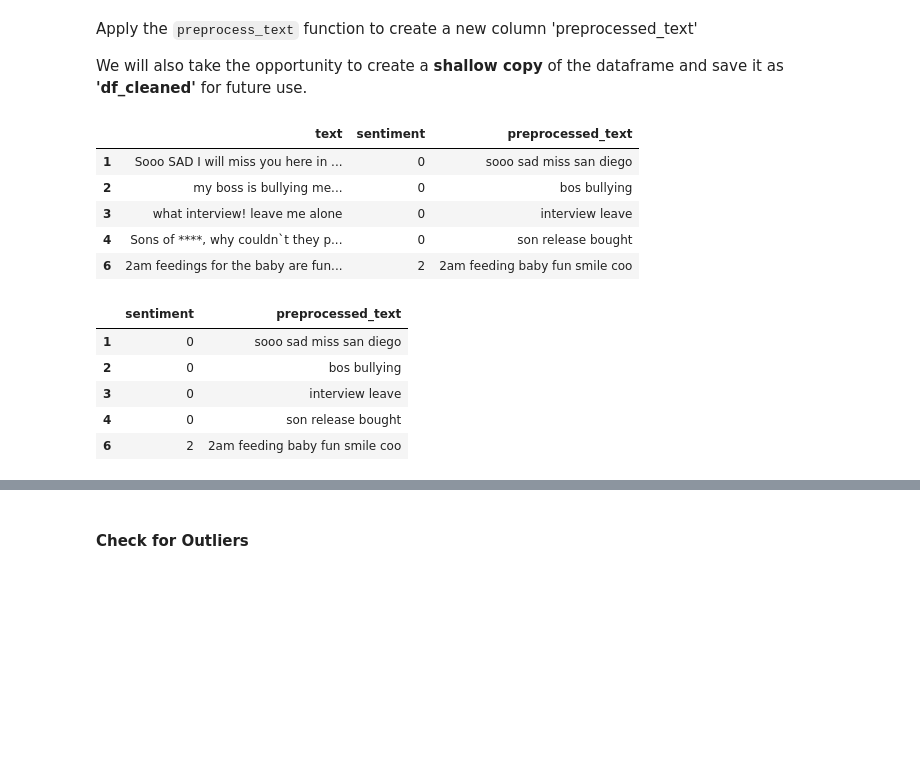
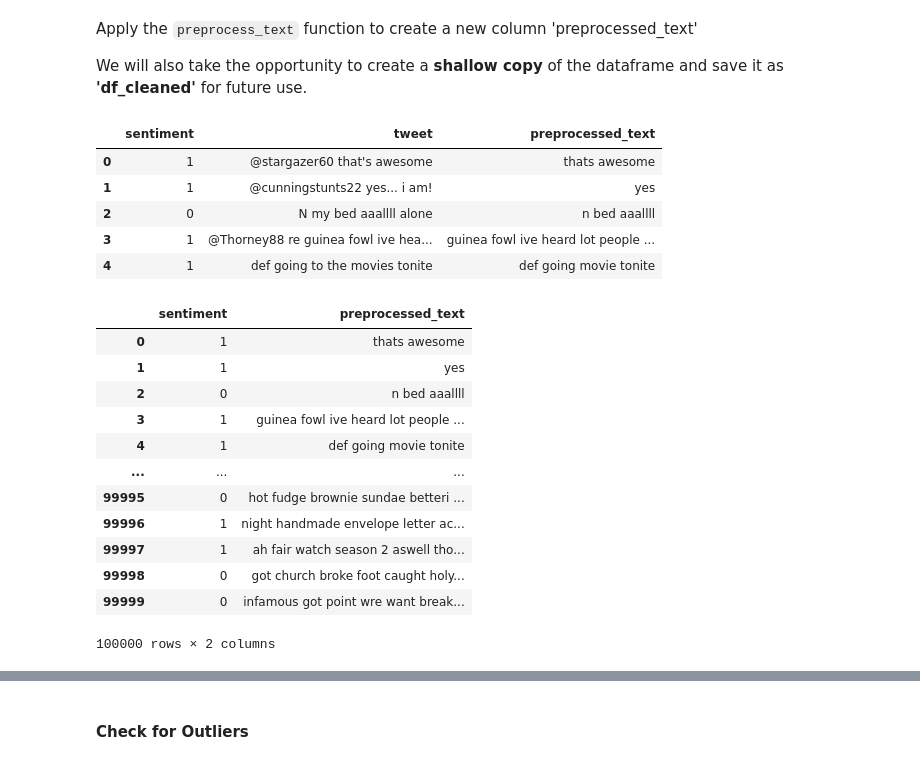
Before and after one commit to kmedri/sentiment_analyser, a Jupyter notebook: multinomialnb_kevin_medri.ipynb, the cells around one changed output, grey strips where cells are left out. Drawn from its saved outputs; the diff is of its cells as text; code cells hidden in the pictures; blank space fills up the shorter version.

```diff
--- a/multinomialnb_kevin_medri.ipynb
+++ b/multinomialnb_kevin_medri.ipynb
@@ -123,7 +127,7 @@ memory usage: 1.0+ MB
 #### Remove Unwanted Columns
 # %%
 # Drop unnecessary columns
-df.drop(['textID', 'selected_text'], axis=1, inplace=True)
+df.drop(['id', 'date', 'query', 'name'], axis=1, inplace=True)
 # %%
 df.head(10)
 # %% [output]
@@ -152,7 +156,7 @@ df['sentiment'] = label_encoder.fit_transform(df['sentiment'])
 # %% [markdown]
 Remove the **neutral** class from the dataset.
 # %%
-df = df[df['sentiment'] != 1]
+# df = df[df['sentiment'] != 1]
 # %%
 df['sentiment'].unique()
 # %% [output]
@@ -177,0 +184,15 @@ df.head(10)
+# %%
+# Filter rows with sentiment equal to 0
+sentiment_0 = df[df['sentiment'] == 0].sample(n=50000, random_state=42)
+
+# Filter rows with sentiment equal to 4
+sentiment_1 = df[df['sentiment'] == 1].sample(n=50000, random_state=42)
+
+# Concatenate the filtered dataframes together
+df_sample = pd.concat([sentiment_0, sentiment_1])
+
+# Shuffle the rows of the new dataframe
+df_sample = df_sample.sample(frac=1, random_state=42).reset_index(drop=True)
+
+# Display the resulting dataframe
+df_sample
@@ -232,27 +267,34 @@ Apply the `preprocess_text` function to create a new column 'preprocessed_text'
 
 We will also take the opportunity to create a **shallow copy** of the dataframe and save it as **'df_cleaned'** for future use.
 # %%
-df_cleaned = df.copy()
-df_cleaned['preprocessed_text'] = df_cleaned['text'].apply(preprocess_text)
+df_cleaned = df_sample.copy()
+df_cleaned['preprocessed_text'] = df_cleaned['tweet'].apply(preprocess_text)
 df_cleaned.head()
 # %% [output]
-|  | text | sentiment | preprocessed_text |
-| 1 | Sooo SAD I will miss you here in ... | 0 | sooo sad miss san diego |
-| 2 | my boss is bullying me... | 0 | bos bullying |
-| 3 | what interview! leave me alone | 0 | interview leave |
-| 4 | Sons of ****, why couldn`t they p... | 0 | son release bought |
-| 6 | 2am feedings for the baby are fun... | 2 | 2am feeding baby fun smile coo |
+|  | sentiment | tweet | preprocessed_text |
+| 0 | 1 | @stargazer60 that's awesome | thats awesome |
+| 1 | 1 | @cunningstunts22 yes... i am! | yes |
+| 2 | 0 | N my bed aaallll alone | n bed aaallll |
+| 3 | 1 | @Thorney88 re guinea fowl ive hea... | guinea fowl ive heard lot people ... |
+| 4 | 1 | def going to the movies tonite | def going movie tonite |
 # %%
 ## Dropping the previous text column because it has now become redundant.
-df_cleaned.drop('text', axis=1, inplace=True)
-df_cleaned.head()
+df_cleaned.drop('tweet', axis=1, inplace=True)
+df_cleaned
 # %% [output]
 |  | sentiment | preprocessed_text |
-| 1 | 0 | sooo sad miss san diego |
-| 2 | 0 | bos bullying |
-| 3 | 0 | interview leave |
-| 4 | 0 | son release bought |
-| 6 | 2 | 2am feeding baby fun smile coo |
+| 0 | 1 | thats awesome |
+| 1 | 1 | yes |
+| 2 | 0 | n bed aaallll |
+| 3 | 1 | guinea fowl ive heard lot people ... |
+| 4 | 1 | def going movie tonite |
+| ... | ... | ... |
+| 99995 | 0 | hot fudge brownie sundae betteri ... |
+| 99996 | 1 | night handmade envelope letter ac... |
+| 99997 | 1 | ah fair watch season 2 aswell tho... |
+| 99998 | 0 | got church broke foot caught holy... |
+| 99999 | 0 | infamous got point wre want break... |
+100000 rows × 2 columns
 # %%
 df_cleaned['sentiment'].value_counts()
 # %% [output]
```
Also changed, not shown: parts of 23 cells of this notebook, 4 other files.
